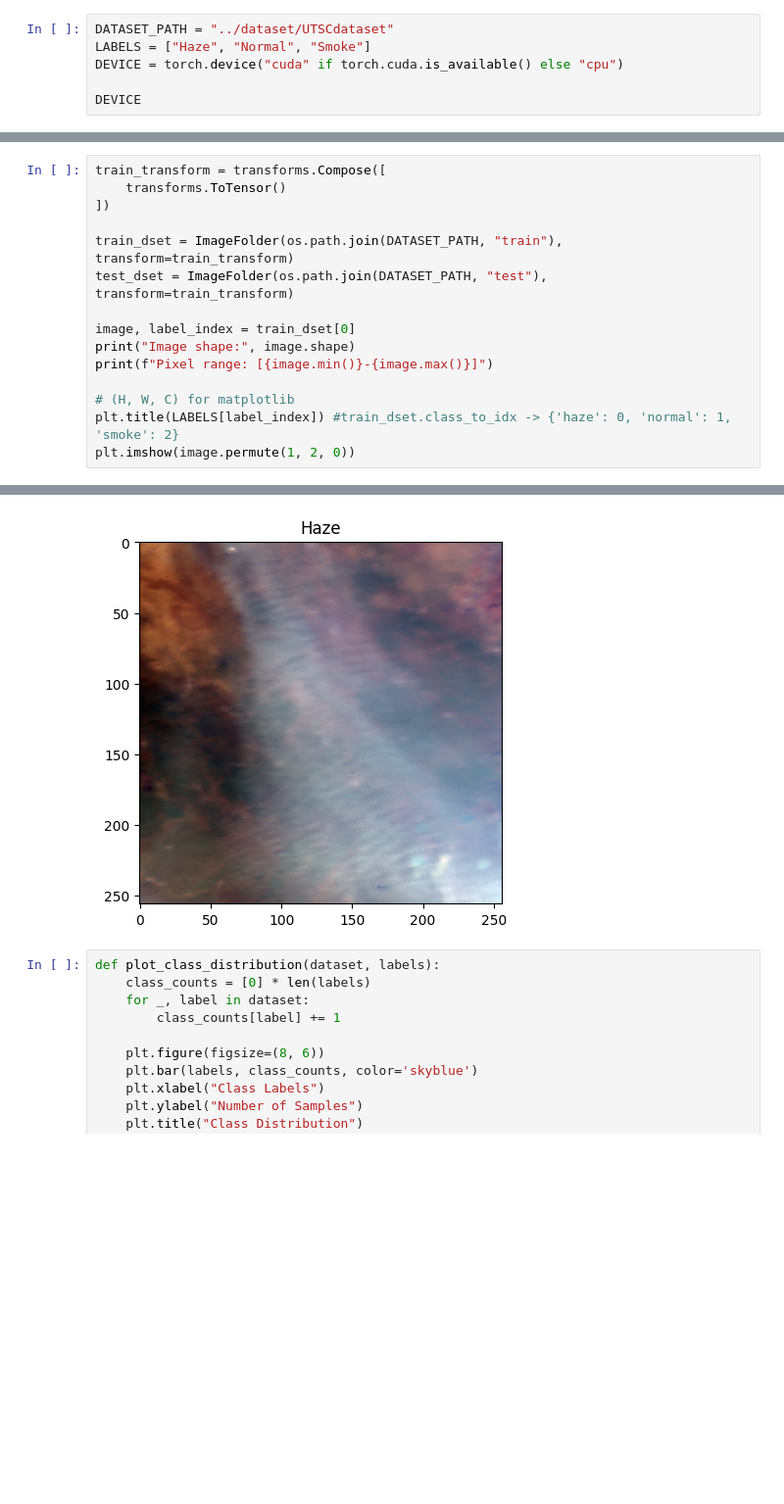
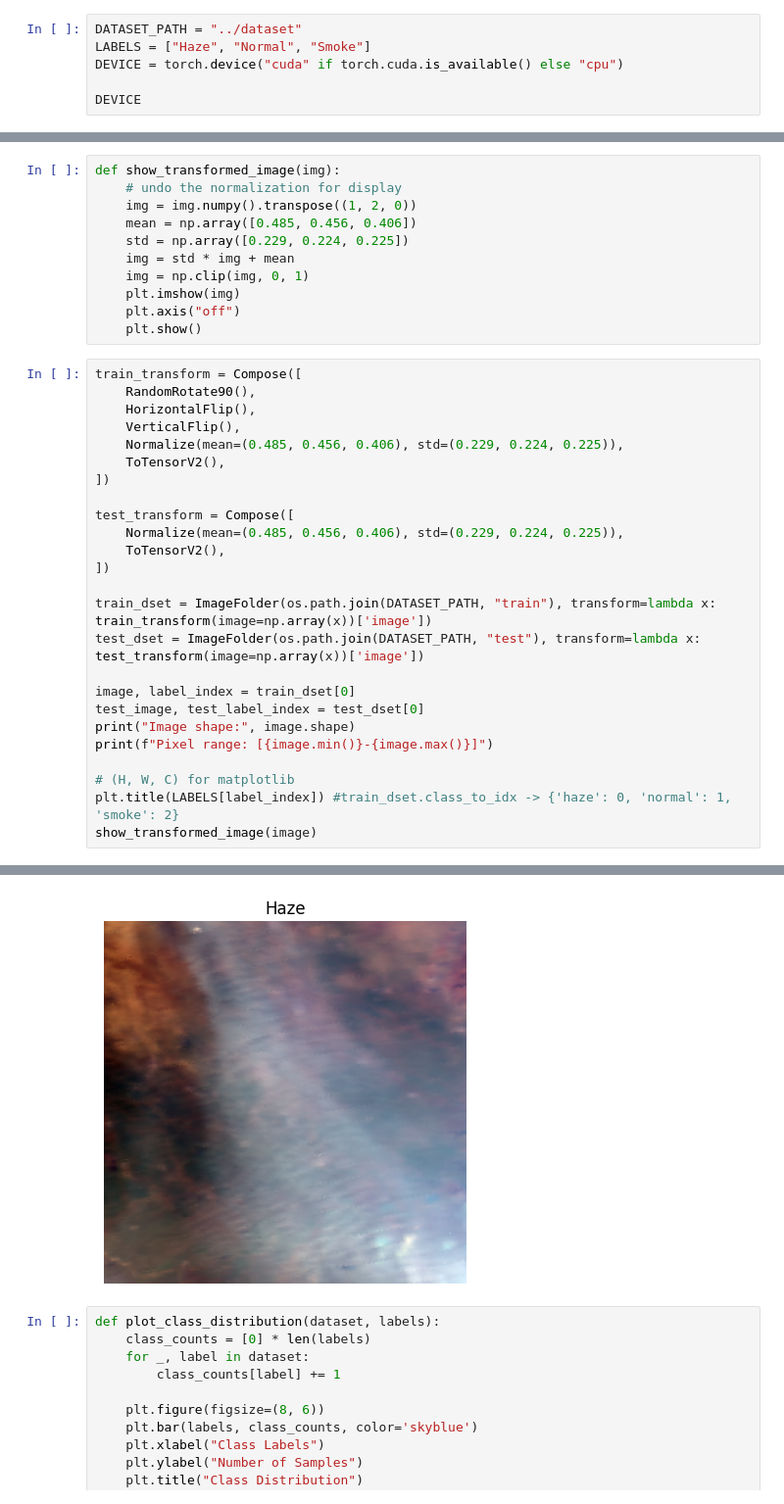
Before and after one commit to guanyuehan/hacx-cs10, a Jupyter notebook: Models/start.ipynb, the cells around one changed output, grey strips where cells are left out. Shown at 98% size. Cells and saved outputs as stored; diff of their text form; blank space fills up the shorter version.

```diff
--- a/Models/start.ipynb
+++ b/Models/start.ipynb
@@ -16,5 +21,5 @@ torch.__version__
 # %%
-DATASET_PATH = "../dataset/UTSCdataset"
+DATASET_PATH = "../dataset"
 LABELS = ["Haze", "Normal", "Smoke"]
 DEVICE = torch.device("cuda" if torch.cuda.is_available() else "cpu")
 
@@ -24,17 +29,38 @@ device(type='cpu')
+# %%
+def show_transformed_image(img):
+    # undo the normalization for display
+    img = img.numpy().transpose((1, 2, 0))
+    mean = np.array([0.485, 0.456, 0.406])
+    std = np.array([0.229, 0.224, 0.225])
+    img = std * img + mean
+    img = np.clip(img, 0, 1)
+    plt.imshow(img)
+    plt.axis("off")
+    plt.show()
 # %%
-train_transform = transforms.Compose([
-    transforms.ToTensor()
+train_transform = Compose([
+    RandomRotate90(),
+    HorizontalFlip(),
+    VerticalFlip(),
+    Normalize(mean=(0.485, 0.456, 0.406), std=(0.229, 0.224, 0.225)),
+    ToTensorV2(),
 ])
 
-train_dset = ImageFolder(os.path.join(DATASET_PATH, "train"), transform=train_transform)
-test_dset = ImageFolder(os.path.join(DATASET_PATH, "test"), transform=train_transform)
+test_transform = Compose([
+    Normalize(mean=(0.485, 0.456, 0.406), std=(0.229, 0.224, 0.225)),
+    ToTensorV2(),
+])
+
+train_dset = ImageFolder(os.path.join(DATASET_PATH, "train"), transform=lambda x: train_transform(image=np.array(x))['image'])
+test_dset = ImageFolder(os.path.join(DATASET_PATH, "test"), transform=lambda x: test_transform(image=np.array(x))['image'])
 
 image, label_index = train_dset[0]
+test_image, test_label_index = test_dset[0]
 print("Image shape:", image.shape)
 print(f"Pixel range: [{image.min()}-{image.max()}]")
 
 # (H, W, C) for matplotlib
 plt.title(LABELS[label_index]) #train_dset.class_to_idx -> {'haze': 0, 'normal': 1, 'smoke': 2}
-plt.imshow(image.permute(1, 2, 0))
+show_transformed_image(image)
 # %% [output]
 Image shape: torch.Size([3, 256, 256])
@@ -43,4 +68,4 @@ Pixel range: [0.0-1.0]
-[figure, old version]
+[figure, new version]
 # %%
 def plot_class_distribution(dataset, labels):
     class_counts = [0] * len(labels)
```
Also changed, not shown: parts of 20 cells of this notebook, 6 other files.
